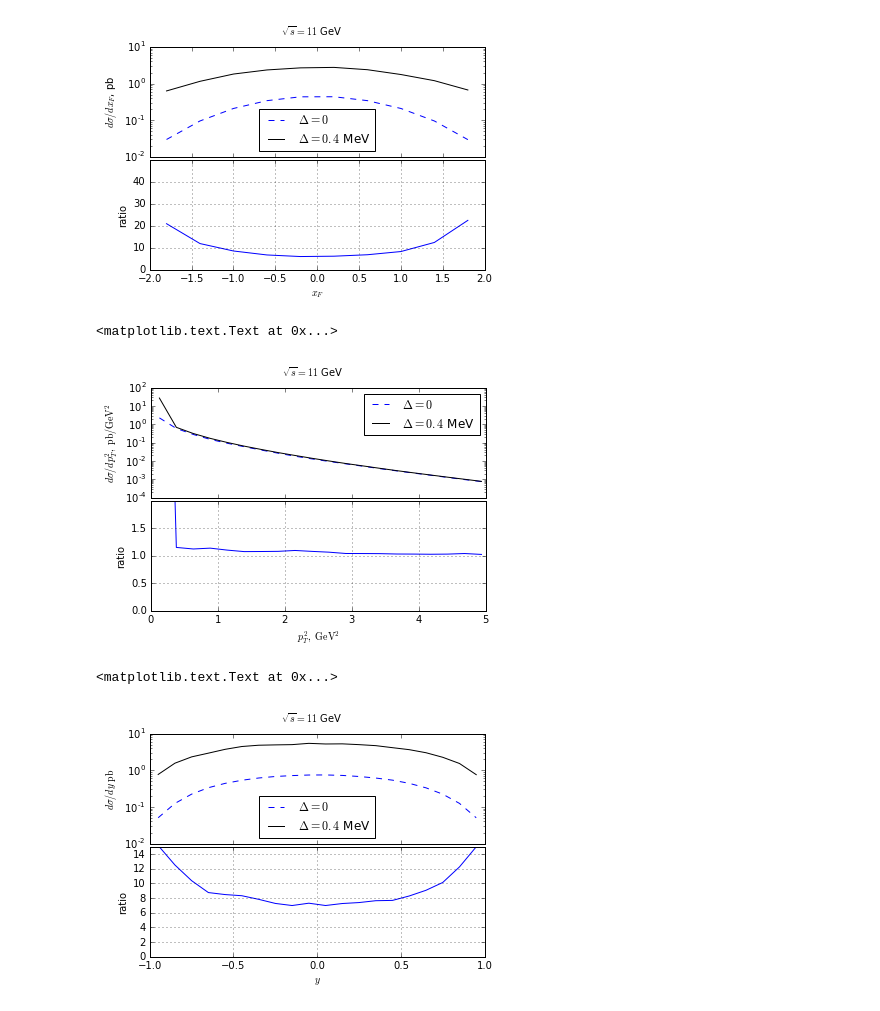
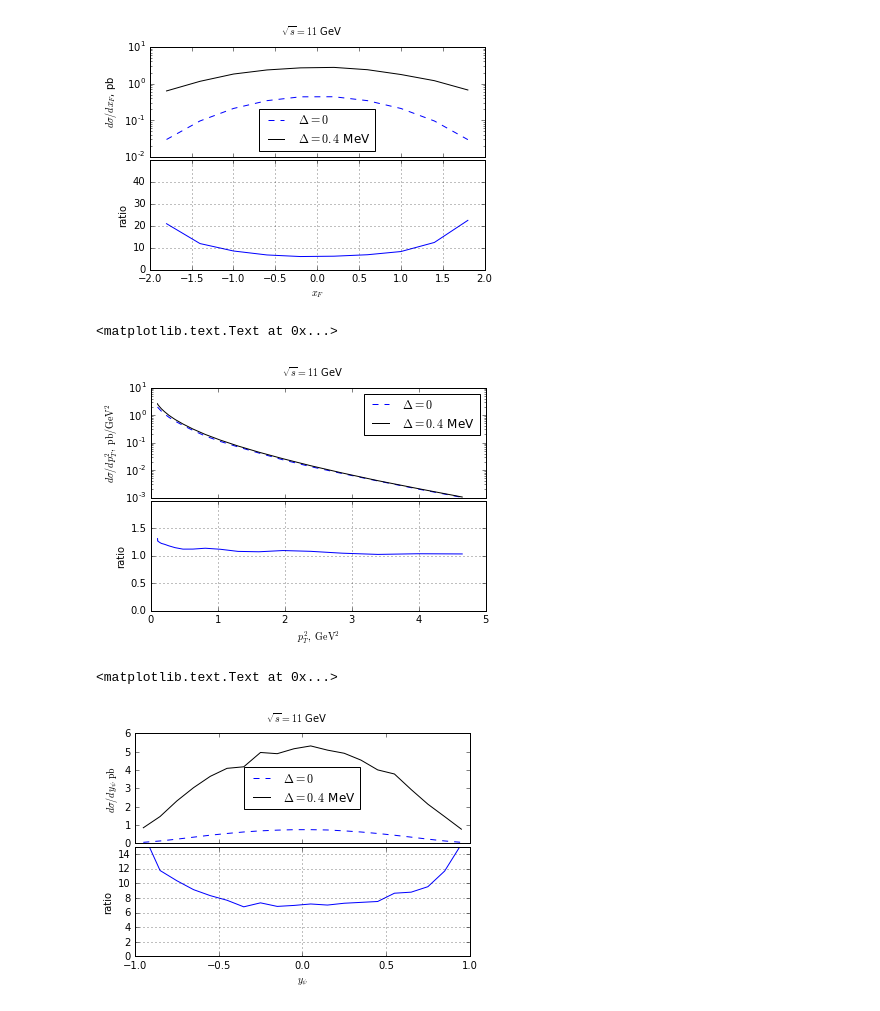
Before and after one commit to alexey-luchinsky/directpsi, a Jupyter notebook: figures/figures.ipynb, the cells around one changed output. Drawn from its saved outputs; the diff is of its cells as text; code cells hidden in the pictures.

Commit message:
read histogram bins from files

```diff
--- a/figures/figures.ipynb
+++ b/figures/figures.ipynb
@@ -97,3 +97,6 @@ data
 | 5 | xF | 11 | 0.4 | 3 | CT10 | [[-1.9, 0.5286899, 0.02453728], [... |
 | 6 | yPsi | 11 | 0.01 | 3 | CT10 | [[-0.95, 0.0505553, 0.0002083934]... |
 | 7 | yPsi | 11 | 0.4 | 3 | CT10 | [[-0.95, 0.7677037, 0.02970993], ... |
+# %%
+data=load_all_data('../build/B/')
+data
@@ -106,7 +119,7 @@ def get_x_label(var):
     elif var=='pT2':
         return r'$p_T^2,\ \mathrm{GeV^2}$'
     elif var=='yPsi':
-        return r'$y$'
+        return r'$y_\psi$'
     else:
         return '??'
 # %%
@@ -118,7 +131,7 @@ def get_y_label(var):
     elif var=='pT2':
         return r'$d\sigma/dp_T^2,\ \mathrm{pb/GeV^2}$'
     elif var=='yPsi':
-        return r'$d\sigma/dy\ \mathrm{pb}$'
+        return r'$d\sigma/dy_\psi\ \mathrm{pb}$'
     else:
         return '???'
 # %%
@@ -164,21 +177,21 @@ ax1.set_yscale('log')
 plt.suptitle(r'$\sqrt{s}=%2.0f$ GeV'%ecm)
 # %% [output]
 <matplotlib.text.Text at 0x...>
-[figure, old version]
+[figure, new version]
 # %%
 var='yPsi'
 ecm=11
 pdf='CT10'
 tab001=get_xy_data(data,{'var':var,'ecm':ecm,'pdf':pdf,'delta':0.01})
 tab04=get_xy_data(data,{'var':var,'ecm':ecm,'pdf':pdf,'delta':0.4})
 f,(ax1,ax2)=plot_with_rarios(tab001,tab04)
 ax1.set_ylabel(get_y_label(var))
 ax2.set_xlabel(get_x_label(var))
-ax1.set_yscale('log')
+#ax1.set_yscale('log')
 ax2.set_ylim([0,15])
 ax2.set_yticks([0,5,10])
 ax2.set_yscale('linear')
 plt.suptitle(r'$\sqrt{s}=%2.0f$ GeV'%ecm)
 # %% [output]
 <matplotlib.text.Text at 0x...>
-[figure, old version]
+[figure, new version]
```
Also changed, not shown: parts of 3 cells of this notebook, 1 other file.
